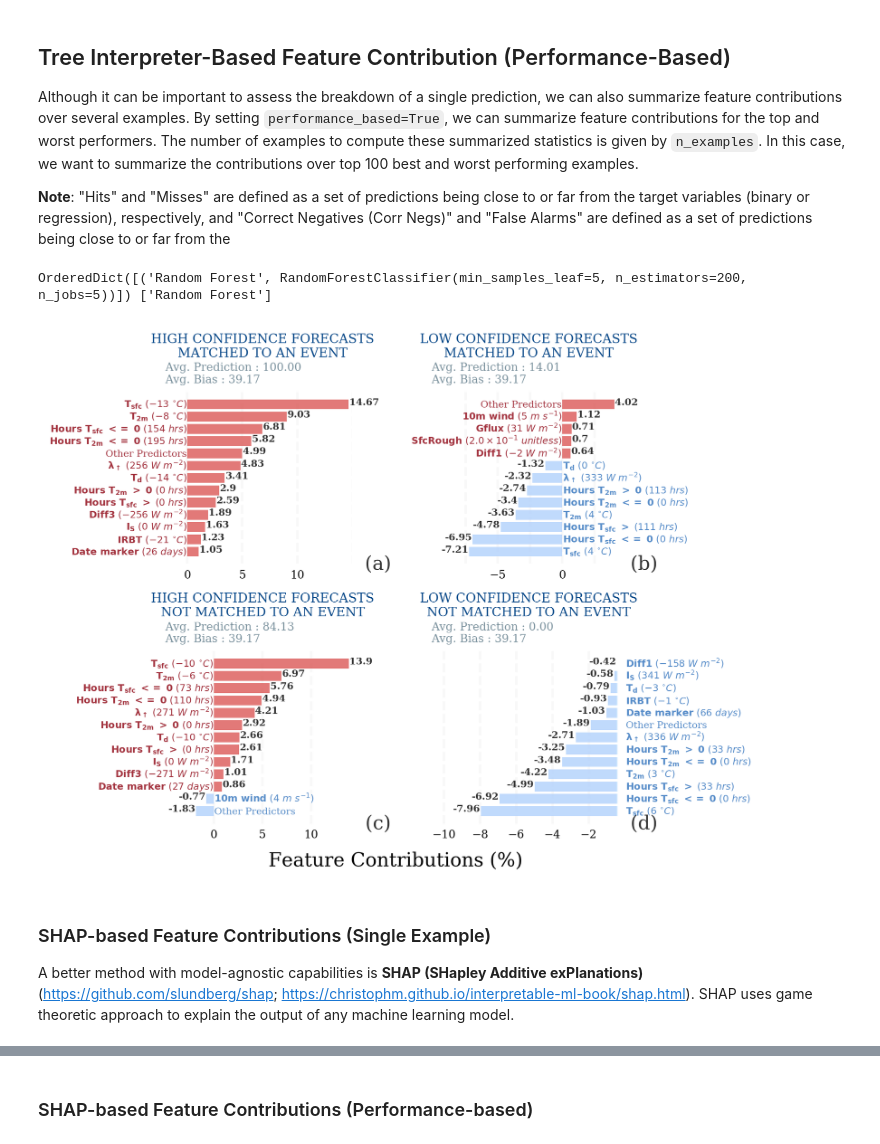
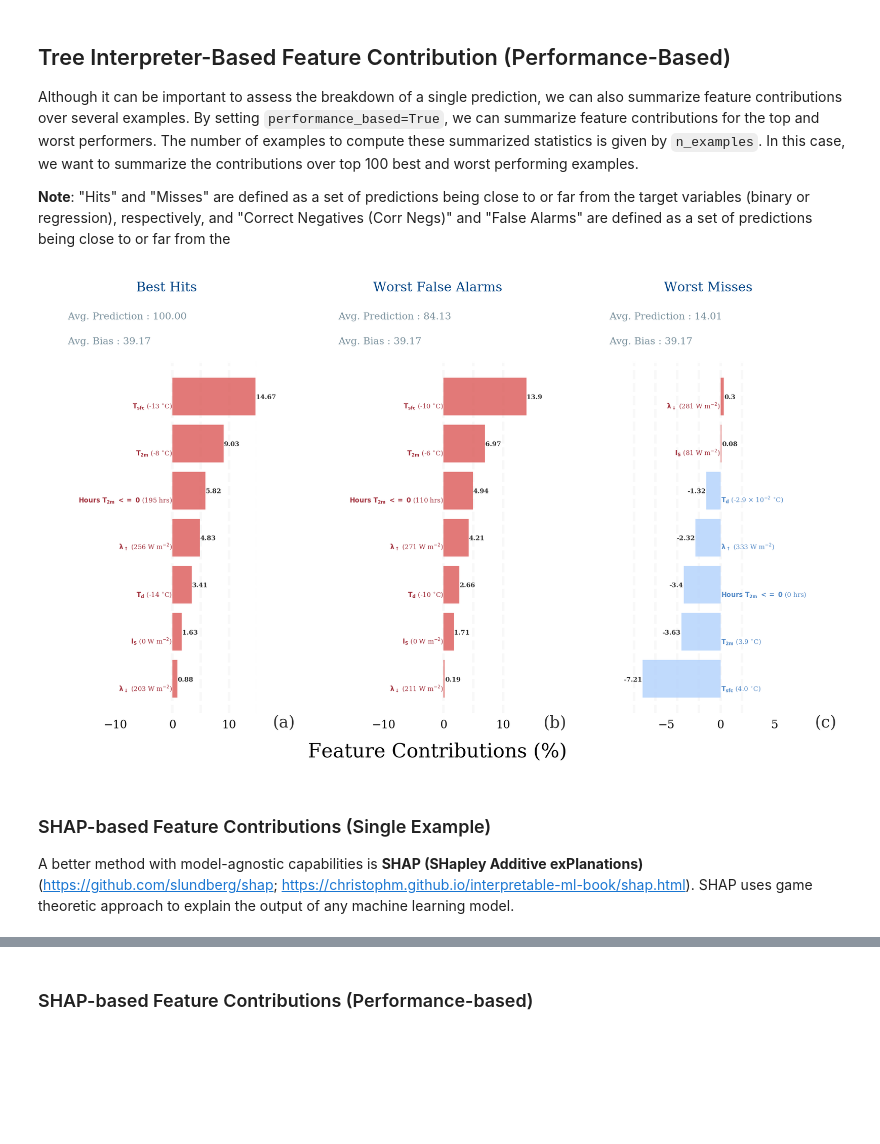
Before and after one commit to monte-flora/scikit-explain, a Jupyter notebook: tutorial_notebooks/feature_contributions.ipynb, the cells around one changed output, grey strips where cells are left out. Cells and saved outputs as stored; diff of their text form; code cells hidden in the pictures; blank space fills up the shorter version.

```diff
--- a/tutorial_notebooks/feature_contributions.ipynb
+++ b/tutorial_notebooks/feature_contributions.ipynb
@@ -43,25 +80,41 @@ OrderedDict([('Random Forest', RandomForestClassifier(min_samples_leaf=5, n_esti
 Although it can be important to assess the breakdown of a single prediction, we can also summarize feature contributions over several examples. By setting `performance_based=True`, we can summarize feature contributions for the top and worst performers. The number of examples to compute these summarized statistics is given by `n_examples`. In this case, we want to summarize the contributions over top 100 best and worst performing examples.
 
 __Note__: "Hits" and "Misses" are defined as a set of predictions being close to or far from the target variables (binary or regression), respectively, and "Correct Negatives (Corr Negs)" and "False Alarms" are defined as a set of predictions being close to or far from the
-# %%
-myInterpreter = mintpy.InterpretToolkit(models=model_objs[0],
-                                 model_names=model_names[0],
-                                 examples=examples,
-                                 targets=targets,
-                                )
-results = myInterpreter.calc_contributions(method='tree_interpreter',
-                                           performance_based=True,
-                                          n_examples=10)
-
-fig = myInterpreter.plot_contributions(display_feature_names=plotting_config.display_feature_names,
-                                      display_units = plotting_config.display_units,)
-# %% [output]
-OrderedDict([('Random Forest', RandomForestClassifier(min_samples_leaf=5, n_estimators=200, n_jobs=5))]) ['Random Forest']
-[figure, removed]
+# %%
+perf_keys = ["Best Hits",
+             "Worst False Alarms",
+             "Worst Misses",
+            ]
+
+myInterpreter = mintpy.InterpretToolkit()
+# Load the permutation important results from the saved pickle file
+results = myInterpreter.load_results(fnames='multipass_importance_naupdc.nc',)
+
+# We can use a bulit-in function that will extract the top predictors from all the model
+# remove any duplicate features to produce a single list. In this case, we want the top 7 features
+important_vars = myInterpreter.get_important_vars(results, multipass=True, n_vars=7, combine=True)
+
+myInterpreter = mintpy.InterpretToolkit(models=model_objs[0],
+                                 model_names=model_names[0],
+                                 examples=examples,
+                                 targets=targets,
+                                )
+
+tree_results = myInterpreter.calc_contributions(method='tree_interpreter',
+                                           performance_based=True,
+                                           n_examples=10)
+# %%
+fig, axes = myInterpreter.plot_contributions(
+                                            features=important_vars,
+                                            display_feature_names=plotting_config.display_feature_names,
+                                            display_units = plotting_config.display_units,
+                                            perf_keys=perf_keys, other_label=None)
+# %% [output]
+[figure, added]
 # %% [markdown]
 ### SHAP-based Feature Contributions (Single Example)
 
-A better method with model-agnostic capabilities is __SHAP (SHapley Additive exPlanations)__ (https://github.com/slundberg/shap; https://christophm.github.io/interpretable-ml-book/shap.html). SHAP uses game theoretic approach to explain the output of any machine learning model.
+A better method with model-agnostic capabilities is __SHAP (SHapley Additive exPlanations)__(https://github.com/slundberg/shap; https://christophm.github.io/interpretable-ml-book/shap.html). SHAP uses game theoretic approach to explain the output of any machine learning model.
 # %%
 single_example = examples.iloc[[0]]
 myInterpreter = mintpy.InterpretToolkit(models=model_objs[0],
```
Also changed, not shown: parts of 9 cells of this notebook, 5 other files.
